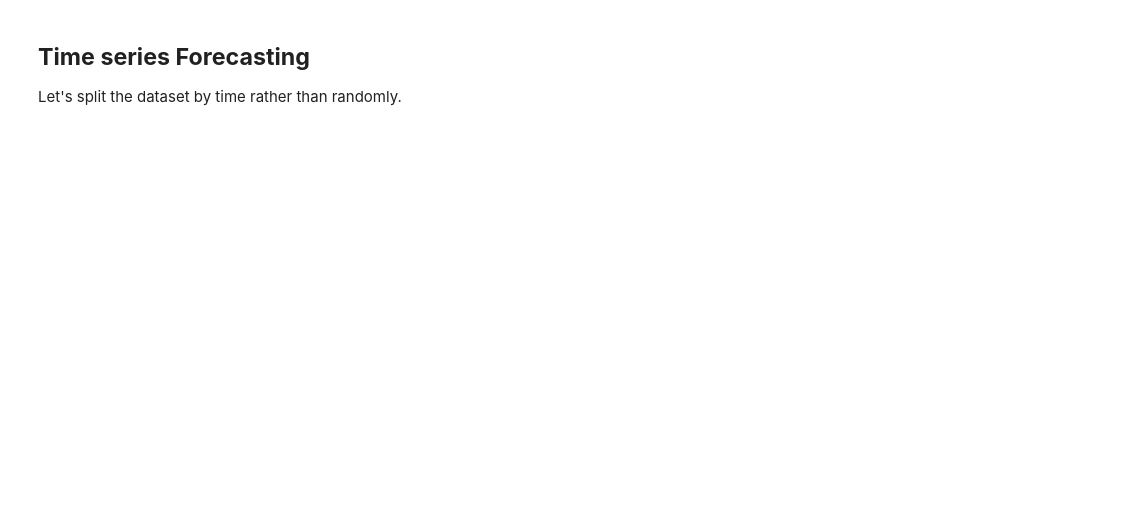
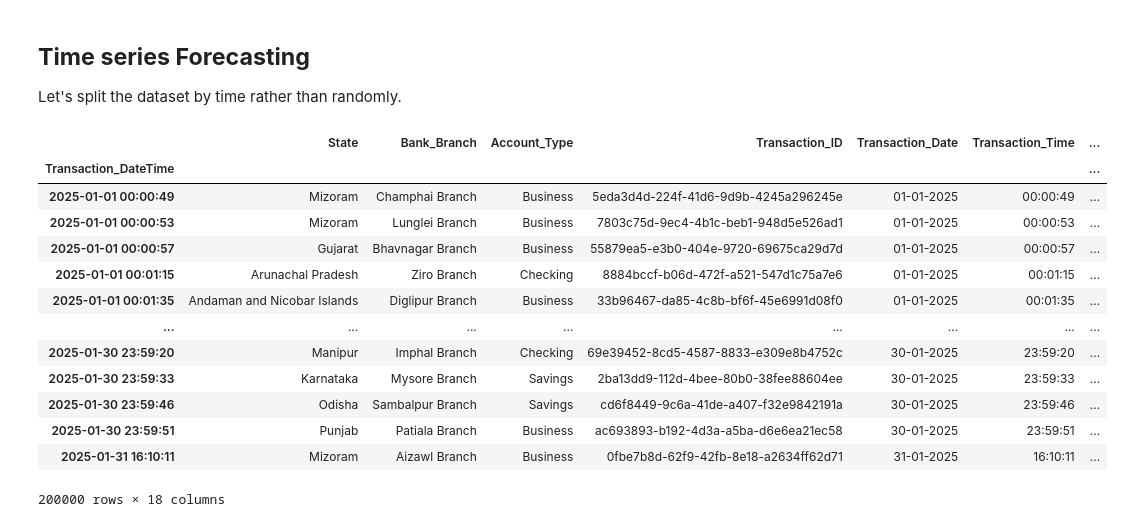
Before and after one commit to omendez930/Bank-Fraud-Detection, a Jupyter notebook: notebook.ipynb, the cells around one changed output. Saved outputs shown, nothing was run; the diff lists cells and outputs as text; code cells hidden in the pictures; blank space fills up the shorter version.

```diff
--- a/notebook.ipynb
+++ b/notebook.ipynb
@@ -506,6 +578,22 @@ plt.show()
 Let's split the dataset by time rather than randomly.
 # %%
 bank_df = bank_df.sort_values(by='Transaction_DateTime')  # Ensure data is in time order
+bank_df
+# %% [output]
+|  | State | Bank_Branch | Account_Type | Transaction_ID | Transaction_Date | Transaction_Time | ... |
+| Transaction_DateTime |  |  |  |  |  |  | ... |
+| 2025-01-01 00:00:49 | Mizoram | Champhai Branch | Business | 5eda3d4d-224f-41d6-9d9b-4245a296245e | 01-01-2025 | 00:00:49 | ... |
+| 2025-01-01 00:00:53 | Mizoram | Lunglei Branch | Business | 7803c75d-9ec4-4b1c-beb1-948d5e526ad1 | 01-01-2025 | 00:00:53 | ... |
+| 2025-01-01 00:00:57 | Gujarat | Bhavnagar Branch | Business | 55879ea5-e3b0-404e-9720-69675ca29d7d | 01-01-2025 | 00:00:57 | ... |
+| 2025-01-01 00:01:15 | Arunachal Pradesh | Ziro Branch | Checking | 8884bccf-b06d-472f-a521-547d1c75a7e6 | 01-01-2025 | 00:01:15 | ... |
+| 2025-01-01 00:01:35 | Andaman and Nicobar Islands | Diglipur Branch | Business | 33b96467-da85-4c8b-bf6f-45e6991d08f0 | 01-01-2025 | 00:01:35 | ... |
+| ... | ... | ... | ... | ... | ... | ... | ... |
+| 2025-01-30 23:59:20 | Manipur | Imphal Branch | Checking | 69e39452-8cd5-4587-8833-e309e8b4752c | 30-01-2025 | 23:59:20 | ... |
+| 2025-01-30 23:59:33 | Karnataka | Mysore Branch | Savings | 2ba13dd9-112d-4bee-80b0-38fee88604ee | 30-01-2025 | 23:59:33 | ... |
+| 2025-01-30 23:59:46 | Odisha | Sambalpur Branch | Savings | cd6f8449-9c6a-41de-a407-f32e9842191a | 30-01-2025 | 23:59:46 | ... |
+| 2025-01-30 23:59:51 | Punjab | Patiala Branch | Business | ac693893-b192-4d3a-a5ba-d6e6ea21ec58 | 30-01-2025 | 23:59:51 | ... |
+| 2025-01-31 16:10:11 | Mizoram | Aizawl Branch | Business | 0fbe7b8d-62f9-42fb-8e18-a2634ff62d71 | 31-01-2025 | 16:10:11 | ... |
+200000 rows × 18 columns
 # %%
 train_size = int(0.8 * len(bank_df))
 train, test = bank_df.iloc[:train_size], bank_df.iloc[train_size:]
```
Also changed, not shown: parts of 15 cells of this notebook.
